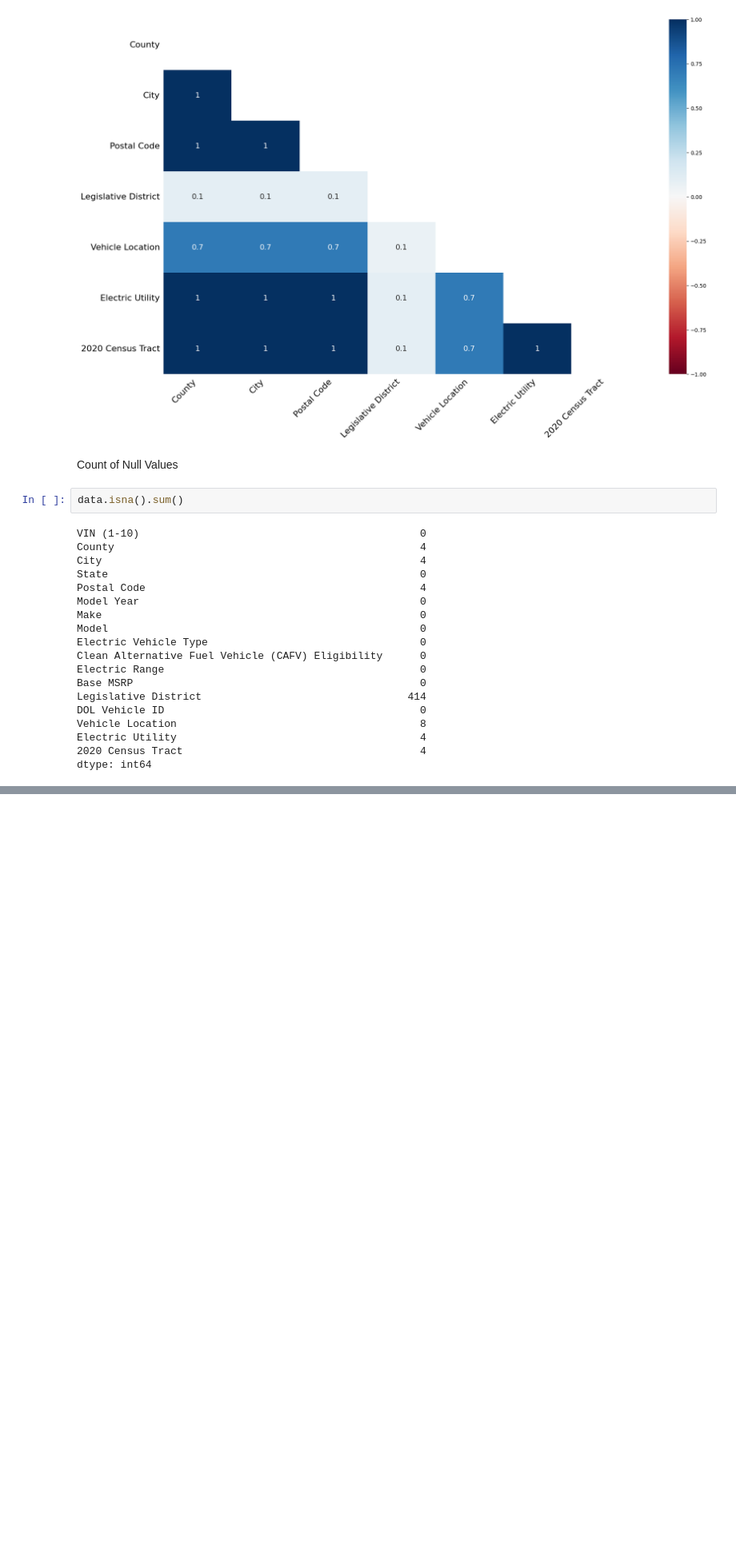
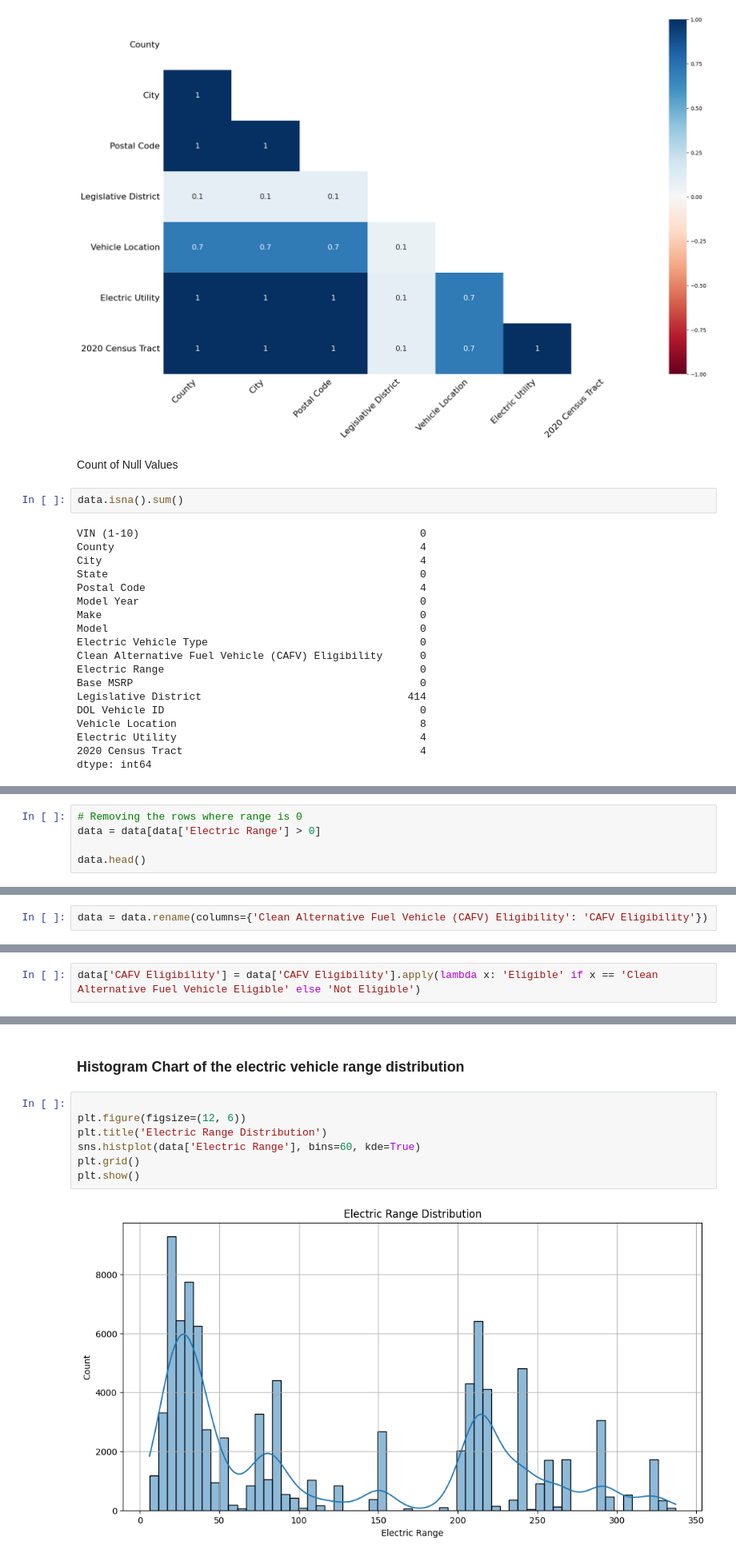
Before and after one commit to RITS98/Electric-Vechicle-Data-Analysis, a Jupyter notebook: EV_Data_Analysis.ipynb, the cells around one changed output, grey strips where cells are left out. Shown: that part at 80% size. Saved outputs shown, nothing was run; the diff lists cells and outputs as text; blank space fills up the shorter version.

Commit message:
EV Analysis: Added Visualization

```diff
--- a/EV_Data_Analysis.ipynb
+++ b/EV_Data_Analysis.ipynb
@@ -135,0 +153,5 @@ dtype: int64
+# %%
+# Removing the rows where range is 0
+data = data[data['Electric Range'] > 0]
+
+data.head()
@@ -135,0 +185,2 @@ dtype: int64
+# %%
+data = data.rename(columns={'Clean Alternative Fuel Vehicle (CAFV) Eligibility': 'CAFV Eligibility'})
@@ -135,0 +192,2 @@ dtype: int64
+# %%
+data['CAFV Eligibility'] = data['CAFV Eligibility'].apply(lambda x: 'Eligible' if x == 'Clean Alternative Fuel Vehicle Eligible' else 'Not Eligible')
@@ -135,0 +203,11 @@ dtype: int64
+# %% [markdown]
+### Histogram Chart of the electric vehicle range distribution
+# %%
+
+plt.figure(figsize=(12, 6))
+plt.title('Electric Range Distribution')
+sns.histplot(data['Electric Range'], bins=60, kde=True)
+plt.grid()
+plt.show()
+# %% [output]
+[figure, added]
```
Also changed, not shown: parts of 10 cells of this notebook.
